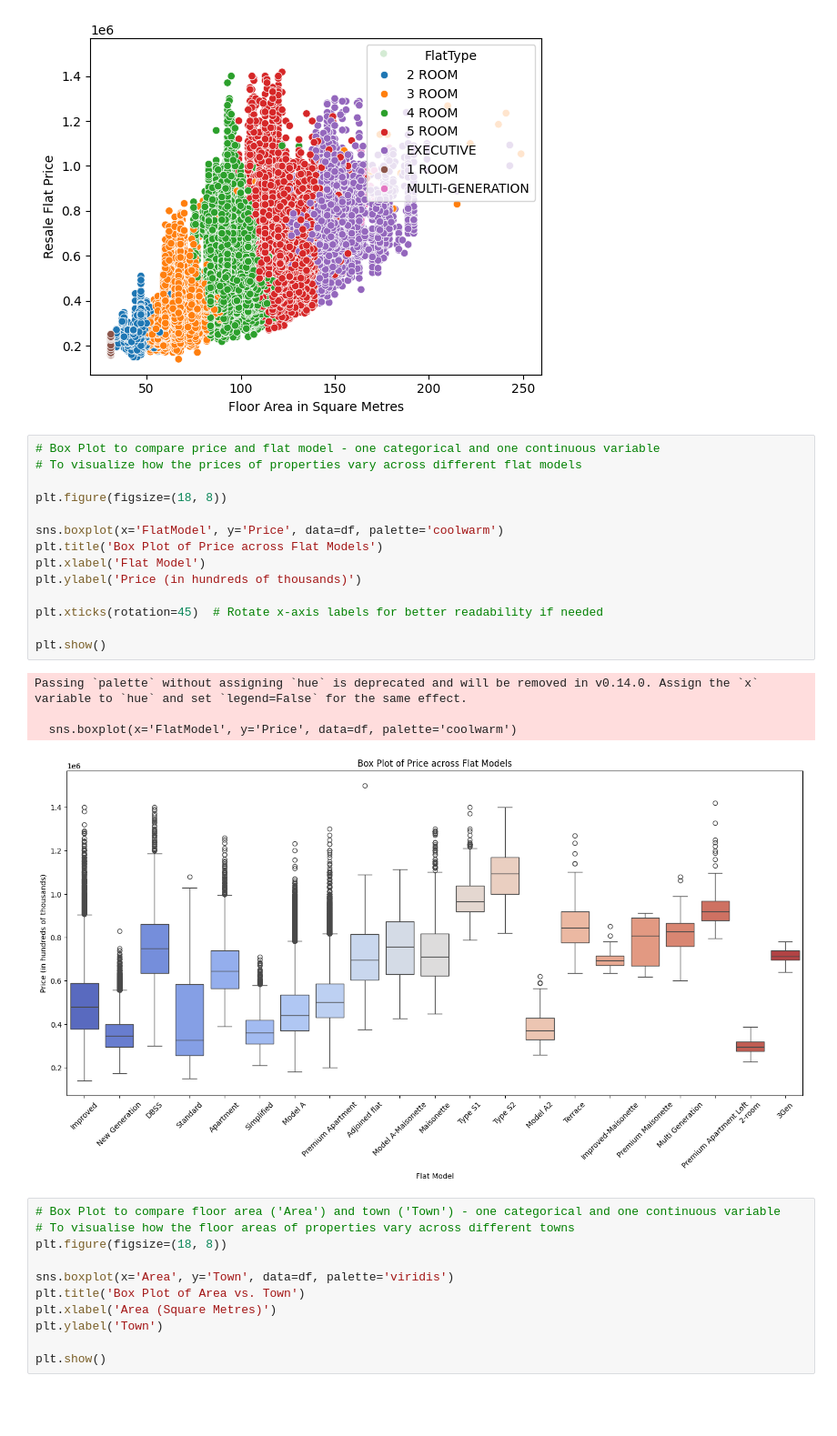
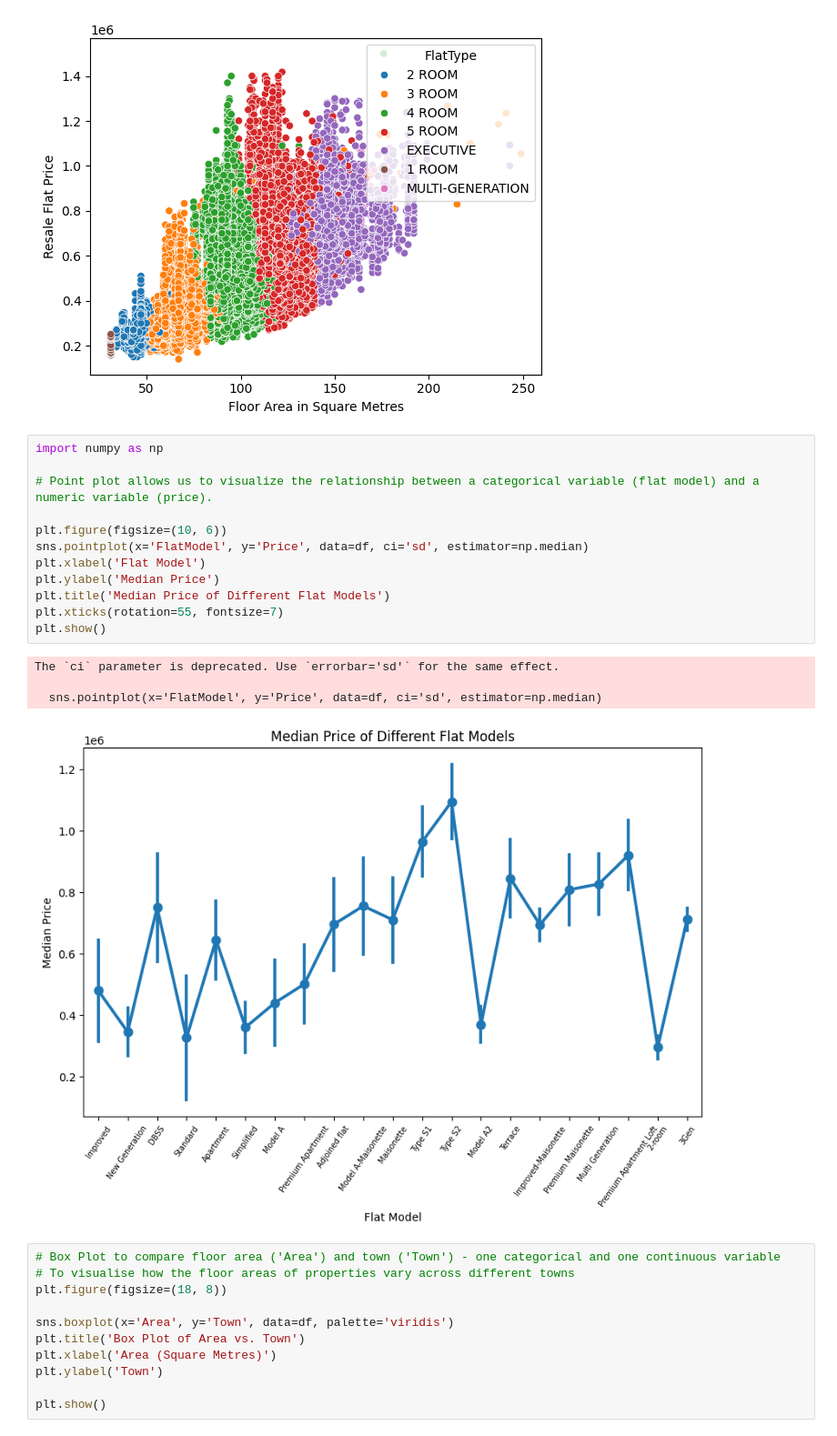
Before and after one commit to DheepthaRajesh/dheeptha_rajesh, a Jupyter notebook: Predict-Public-Housing-Prices.ipynb, the cells around one changed output. Shown at 91% size. Saved outputs shown, nothing was run; the diff lists cells and outputs as text; blank space fills up the shorter version.

```diff
--- a/Predict-Public-Housing-Prices.ipynb
+++ b/Predict-Public-Housing-Prices.ipynb
@@ -255,25 +264,23 @@ plt.xlabel('Floor Area in Square Metres')
 plt.show()
 # %% [output]
 [figure]
-# %%
-# Box Plot to compare price and flat model - one categorical and one continuous variable
-# To visualize how the prices of properties vary across different flat models
-
-plt.figure(figsize=(18, 8))
-
-sns.boxplot(x='FlatModel', y='Price', data=df, palette='coolwarm')
-plt.title('Box Plot of Price across Flat Models')
-plt.xlabel('Flat Model')
-plt.ylabel('Price (in hundreds of thousands)')
-
-plt.xticks(rotation=45)  # Rotate x-axis labels for better readability if needed
-
-plt.show()
-# %% [output]
-Passing `palette` without assigning `hue` is deprecated and will be removed in v0.14.0. Assign the `x` variable to `hue` and set `legend=False` for the same effect.
-
-  sns.boxplot(x='FlatModel', y='Price', data=df, palette='coolwarm')
-[figure, removed]
+# %%
+import numpy as np
+
+# Point plot allows us to visualize the relationship between a categorical variable (flat model) and a numeric variable (price).
+
+plt.figure(figsize=(10, 6))
+sns.pointplot(x='FlatModel', y='Price', data=df, ci='sd', estimator=np.median)
+plt.xlabel('Flat Model')
+plt.ylabel('Median Price')
+plt.title('Median Price of Different Flat Models')
+plt.xticks(rotation=55, fontsize=7)
+plt.show()
+# %% [output]
+The `ci` parameter is deprecated. Use `errorbar='sd'` for the same effect.
+
+  sns.pointplot(x='FlatModel', y='Price', data=df, ci='sd', estimator=np.median)
+[figure, added]
 # %%
 # Box Plot to compare floor area ('Area') and town ('Town') - one categorical and one continuous variable
 # To visualise how the floor areas of properties vary across different towns
```
Also changed, not shown: parts of 4 cells of this notebook.
